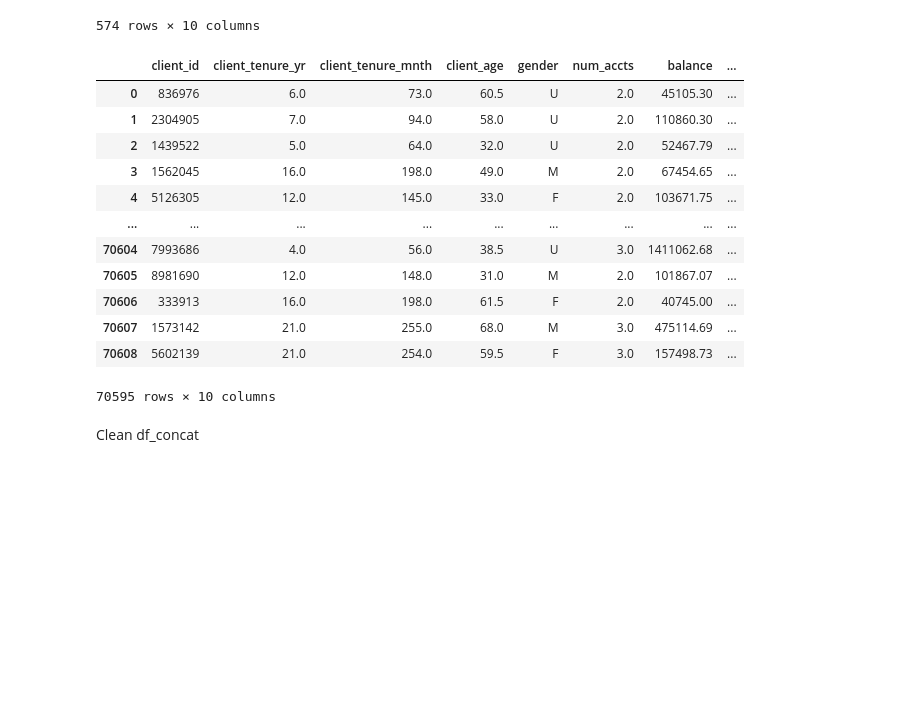
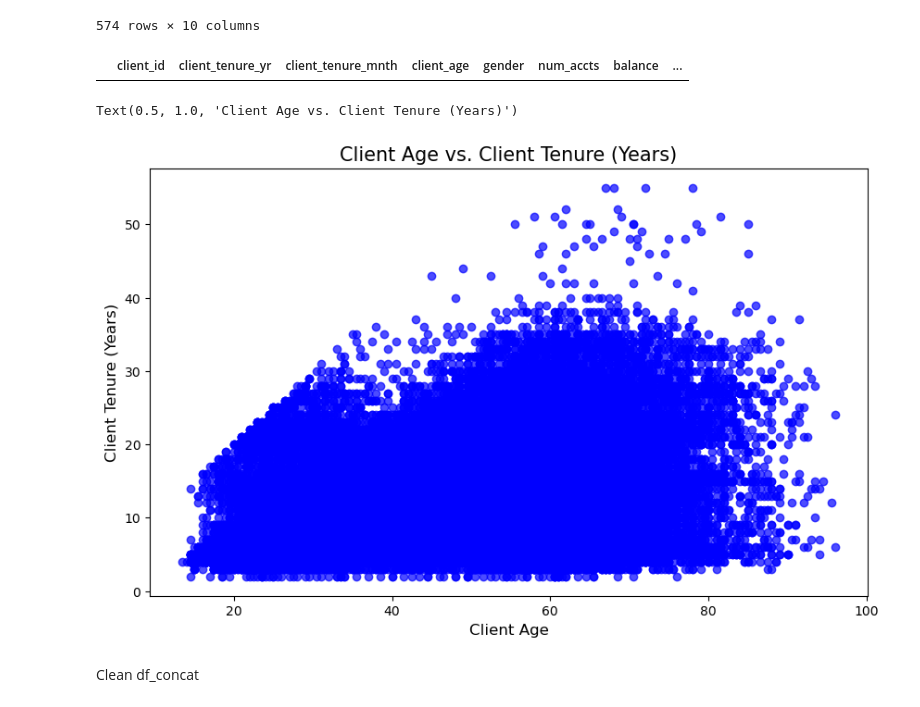
Before and after one commit to BigKawa/LinhSandraNeu, a Jupyter notebook: Datasets.ipynb, the cells around one changed output. Cells and saved outputs as stored; diff of their text form; code cells hidden in the pictures; blank space fills up the shorter version.

Commit message:
fehlerhafte tenures mit NaN ersetzt

```diff
--- a/Datasets.ipynb
+++ b/Datasets.ipynb
@@ -147,22 +147,21 @@ df_clients[df_clients["client_tenure_yr"] > df_clients["client_age"]]
 | 70479 | 9696505 | 20.0 | 250.0 | 18.5 | F | 2.0 | 15010.15 | ... |
 | 70524 | 9147180 | 31.0 | 374.0 | 24.0 | F | 2.0 | 57062.46 | ... |
 574 rows × 10 columns
-# %%
-df_clients
-# %% [output]
-|  | client_id | client_tenure_yr | client_tenure_mnth | client_age | gender | num_accts | balance | ... |
-| 0 | 836976 | 6.0 | 73.0 | 60.5 | U | 2.0 | 45105.30 | ... |
-| 1 | 2304905 | 7.0 | 94.0 | 58.0 | U | 2.0 | 110860.30 | ... |
-| 2 | 1439522 | 5.0 | 64.0 | 32.0 | U | 2.0 | 52467.79 | ... |
-| 3 | 1562045 | 16.0 | 198.0 | 49.0 | M | 2.0 | 67454.65 | ... |
-| 4 | 5126305 | 12.0 | 145.0 | 33.0 | F | 2.0 | 103671.75 | ... |
-| ... | ... | ... | ... | ... | ... | ... | ... | ... |
-| 70604 | 7993686 | 4.0 | 56.0 | 38.5 | U | 3.0 | 1411062.68 | ... |
-| 70605 | 8981690 | 12.0 | 148.0 | 31.0 | M | 2.0 | 101867.07 | ... |
-| 70606 | 333913 | 16.0 | 198.0 | 61.5 | F | 2.0 | 40745.00 | ... |
-| 70607 | 1573142 | 21.0 | 255.0 | 68.0 | M | 3.0 | 475114.69 | ... |
-| 70608 | 5602139 | 21.0 | 254.0 | 59.5 | F | 3.0 | 157498.73 | ... |
-70595 rows × 10 columns
+# %%
+df_clients.loc[df_clients["client_tenure_yr"] > df_clients["client_age"], "client_tenure_yr"] = np.nan
+# %%
+df_clients[df_clients["client_tenure_yr"] > df_clients["client_age"]]
+# %% [output]
+|  | client_id | client_tenure_yr | client_tenure_mnth | client_age | gender | num_accts | balance | ... |
+# %%
+plt.figure(figsize=(10, 6))
+plt.scatter(df_clients['client_age'], df_clients['client_tenure_yr'], color='blue', alpha=0.7)
+plt.xlabel('Client Age', fontsize=12)
+plt.ylabel('Client Tenure (Years)', fontsize=12)
+plt.title('Client Age vs. Client Tenure (Years)', fontsize=15)
+# %% [output]
+Text(0.5, 1.0, 'Client Age vs. Client Tenure (Years)')
+[figure, added]
 # %% [markdown]
 Clean df_concat
 # %% [markdown]
```
